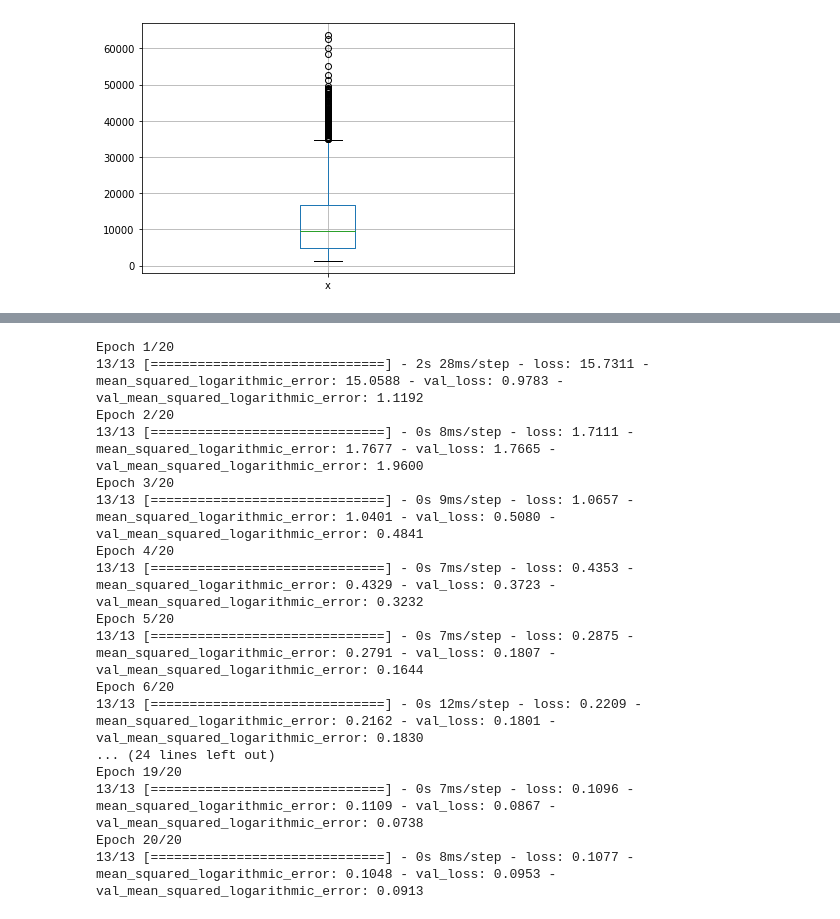
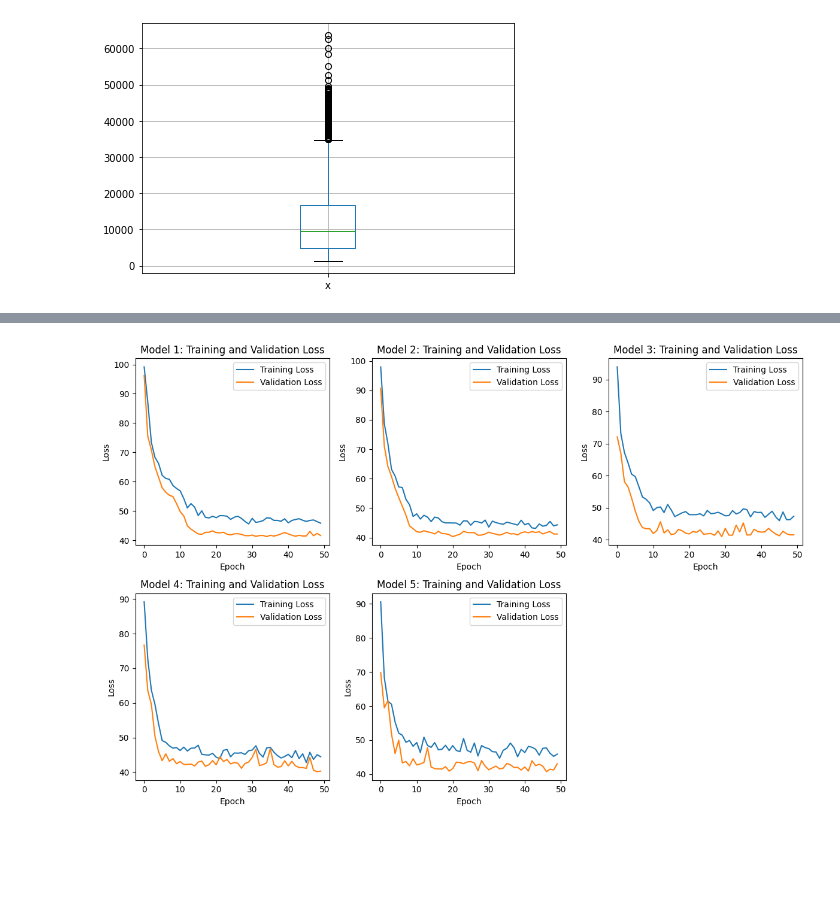
Before and after one commit to aiyyra/ML_GA, a Jupyter notebook: insuranceNN.ipynb, the cells around one changed output, grey strips where cells are left out. Saved outputs shown, nothing was run; the diff lists cells and outputs as text; code cells hidden in the pictures; blank space fills up the shorter version.

```diff
--- a/insuranceNN.ipynb
+++ b/insuranceNN.ipynb
@@ -203,11 +225,12 @@ def build_model_Sequential():
 # %%
 
-model = build_model_Sequential()
-#loss function
-msle = MeanSquaredLogarithmicError()
-model.compile(
-    loss = msle,
-    # optimizer = 'SGD',
-    optimizer = Adam(learning_rate=learning_rate),
-    metrics = [msle]
-)
+# model = build_model_Sequential()
+# #loss function
+# MAPE = MeanAbsolutePercentageError()
+# msle = MeanSquaredLogarithmicError()
+# model.compile(
+#     loss = MAPE,
+#     # optimizer = 'SGD',
+#     optimizer = Adam(learning_rate=learning_rate),
+#     metrics = [MAPE]
+# )
@@ -213,0 +239,12 @@ model.compile(
+# %%
+MAPE = MeanAbsolutePercentageError()
+learning_rate =0.08
+histories = []
+predictions = []
+for i, model in enumerate(modelList):
+    model.compile(loss=MAPE, optimizer=Adam(learning_rate=learning_rate), metrics=[MAPE])
+    # early_stopping = EarlyStopping(monitor='val_loss', patience=5)  # Stop training if no improvement after 5 epochs
+    history = model.fit(X_train_scaled, y_train, validation_split=0.25, epochs=50, batch_size=64, verbose=0)
+    histories.append(history)
+    prediction=model.predict(X_test_scaled)
+    predictions.append(prediction)
@@ -214,28 +257,25 @@ model.compile(
+# %%
+plt.figure(figsize=(12, 8))
+for i, history in enumerate(histories):
+    plt.subplot(2, 3, i+1)
+    plt.plot(history.history['loss'], label='Training Loss')
+    plt.plot(history.history['val_loss'], label='Validation Loss')
+    plt.title('Model {}: Training and Validation Loss'.format(i+1))
+    plt.xlabel('Epoch')
+    plt.ylabel('Loss')
+    plt.legend()
+
+plt.tight_layout()
+plt.show()
+# %% [output]
+[figure, added]
 # %%
-#train the model
-history = model.fit(
-    x_train_scaled.values,
-    y_train.values,
-    epochs=20,
-    batch_size=64,
-    validation_split= 0.2
-)
+# #train the model
+# history = model.fit(
+#     X_train_scaled.values,
+#     y_train.values,
+#     epochs=40,
+#     batch_size=64,
+#     validation_split= 0.2
+# )
-# %% [output]
-Epoch 1/20
-13/13 [==============================] - 2s 28ms/step - loss: 15.7311 - mean_squared_logarithmic_error: 15.0588 - val_loss: 0.9783 - val_mean_squared_logarithmic_error: 1.1192
-Epoch 2/20
-13/13 [==============================] - 0s 8ms/step - loss: 1.7111 - mean_squared_logarithmic_error: 1.7677 - val_loss: 1.7665 - val_mean_squared_logarithmic_error: 1.9600
-Epoch 3/20
-13/13 [==============================] - 0s 9ms/step - loss: 1.0657 - mean_squared_logarithmic_error: 1.0401 - val_loss: 0.5080 - val_mean_squared_logarithmic_error: 0.4841
-Epoch 4/20
-13/13 [==============================] - 0s 7ms/step - loss: 0.4353 - mean_squared_logarithmic_error: 0.4329 - val_loss: 0.3723 - val_mean_squared_logarithmic_error: 0.3232
-Epoch 5/20
-13/13 [==============================] - 0s 7ms/step - loss: 0.2875 - mean_squared_logarithmic_error: 0.2791 - val_loss: 0.1807 - val_mean_squared_logarithmic_error: 0.1644
-Epoch 6/20
-13/13 [==============================] - 0s 12ms/step - loss: 0.2209 - mean_squared_logarithmic_error: 0.2162 - val_loss: 0.1801 - val_mean_squared_logarithmic_error: 0.1830
-... (24 lines left out)
-Epoch 19/20
-13/13 [==============================] - 0s 7ms/step - loss: 0.1096 - mean_squared_logarithmic_error: 0.1109 - val_loss: 0.0867 - val_mean_squared_logarithmic_error: 0.0738
-Epoch 20/20
-13/13 [==============================] - 0s 8ms/step - loss: 0.1077 - mean_squared_logarithmic_error: 0.1048 - val_loss: 0.0953 - val_mean_squared_logarithmic_error: 0.0913
 # %%
```
Also changed, not shown: parts of 35 cells of this notebook.
